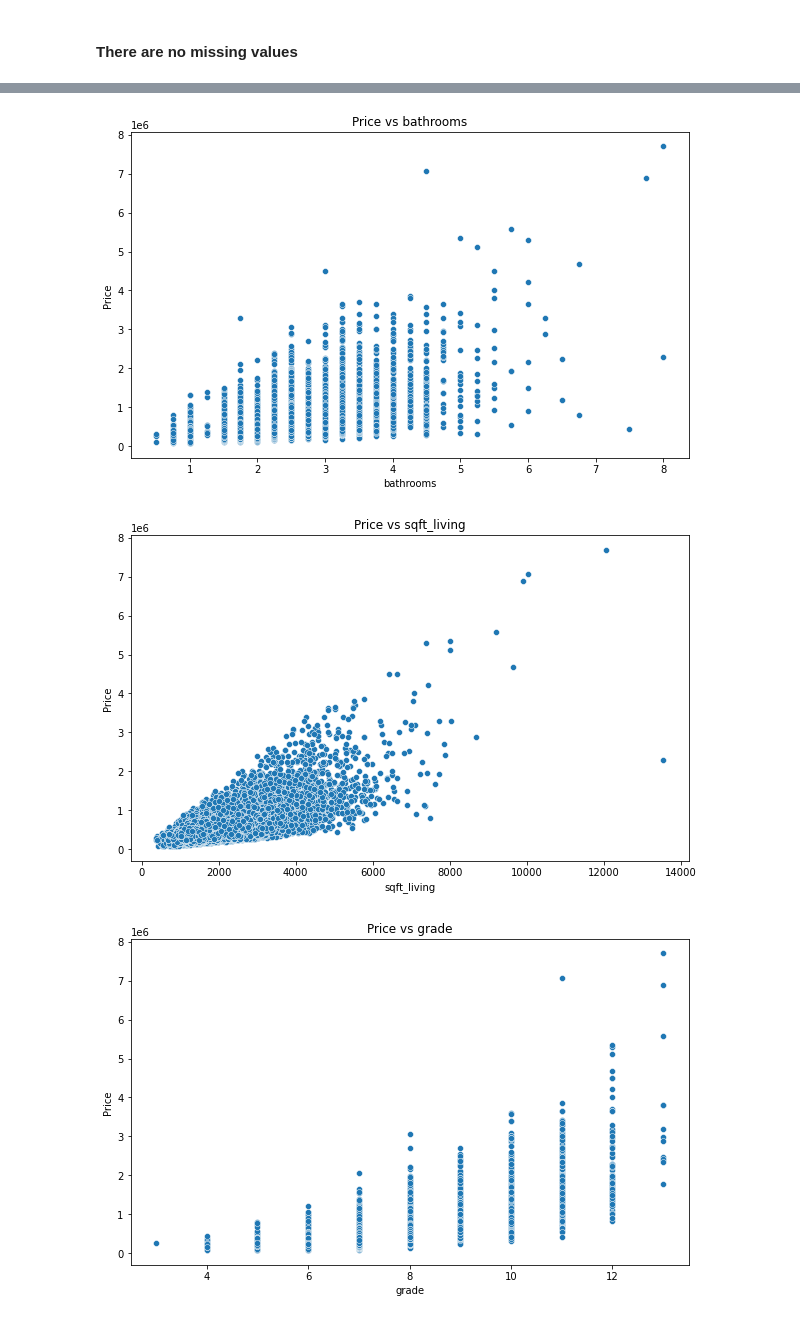
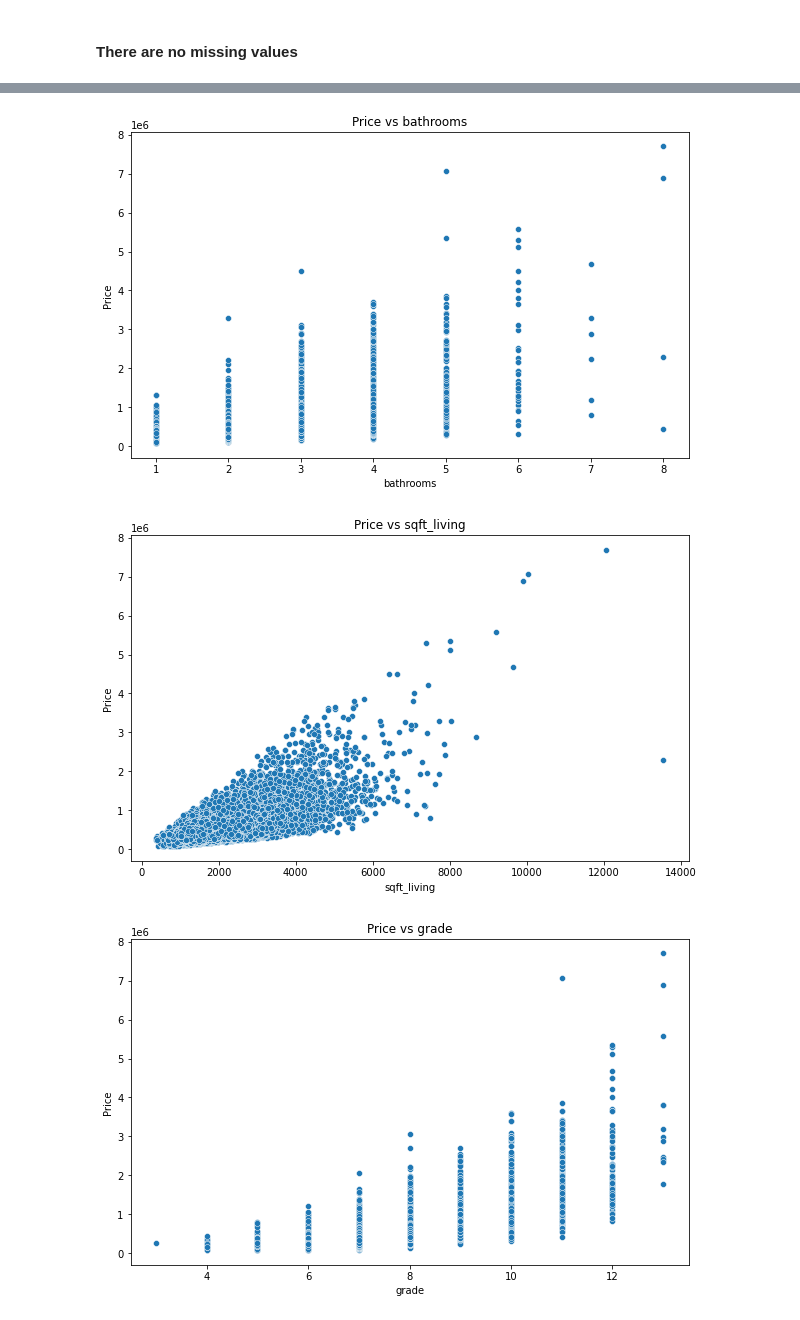
Before and after one commit to bourzat/group-2-phase-2-project, a Jupyter notebook: notebooks/joseph.ipynb, the cells around one changed output, grey strips where cells are left out. Drawn from its saved outputs; the diff is of its cells as text; code cells hidden in the pictures.

Commit message:
Creating and validating the model for house prices prediction

```diff
--- a/notebooks/joseph.ipynb
+++ b/notebooks/joseph.ipynb
@@ -182,3 +185,8 @@ sqft_living15    0
 dtype: int64
 # %% [markdown]
 #### There are no missing values
+# %%
+# Round up the bathrooms column and convert to int64
+rel_df['bathrooms'] = np.ceil(rel_df['bathrooms']).astype('int64')
+print(rel_df.info())
+print(rel_df.describe())
@@ -184,0 +211,16 @@ dtype: int64
+# %%
+# Detecting outliers using the IQR method
+def detect_outliers(rel_df, column):
+    Q1 = rel_df[column].quantile(0.25)
+    Q3 = rel_df[column].quantile(0.75)
+    IQR = Q3 - Q1
+    lower_bound = Q1 - 1.5 * IQR
+    upper_bound = Q3 + 1.5 * IQR
+    outliers = rel_df[(rel_df[column] < lower_bound) | (rel_df[column] > upper_bound)]
+    return outliers
+
+# Identify outliers for each feature of interest
+rel_columns = ["price", "bathrooms", "sqft_living", "grade", "sqft_above", "sqft_living15"]
+for feature in rel_columns:
+    outliers = detect_outliers(rel_df, feature)
+    print(f"Outliers detected in {feature}:\n", outliers)
@@ -184,0 +245,13 @@ dtype: int64
+# %%
+# we now remove outliers from our data
+for feature in rel_df:
+    Q1 = rel_df[feature].quantile(0.25)
+    Q3 = rel_df[feature].quantile(0.75)
+    IQR = Q3 - Q1
+    lower_bound = Q1 - 1.5 * IQR
+    upper_bound = Q3 + 1.5 * IQR
+    df = rel_df[(rel_df[feature] >= lower_bound) & (rel_df[feature] <= upper_bound)]
+
+# Verify the changes
+print(rel_df.info())
+print(rel_df.describe())
@@ -185,14 +276,14 @@ dtype: int64
 # %%
-# Create scatter plots for each feature against price
+# we now create scatter plots for each feature against price
 for feature in rel_columns[1:]:  # Skip 'price' itself
     plt.figure(figsize=(10, 6))
-    sns.scatterplot(data=df, x=feature, y="price")
+    sns.scatterplot(data=rel_df, x=feature, y="price")
     plt.title(f"Price vs {feature}")
     plt.xlabel(feature)
     plt.ylabel("Price")
     plt.show()
 # %% [output]
-[figure, old version]
+[figure, new version]
 [figure]
 [figure]
 [figure]
```
Also changed, not shown: parts of 16 cells of this notebook.
